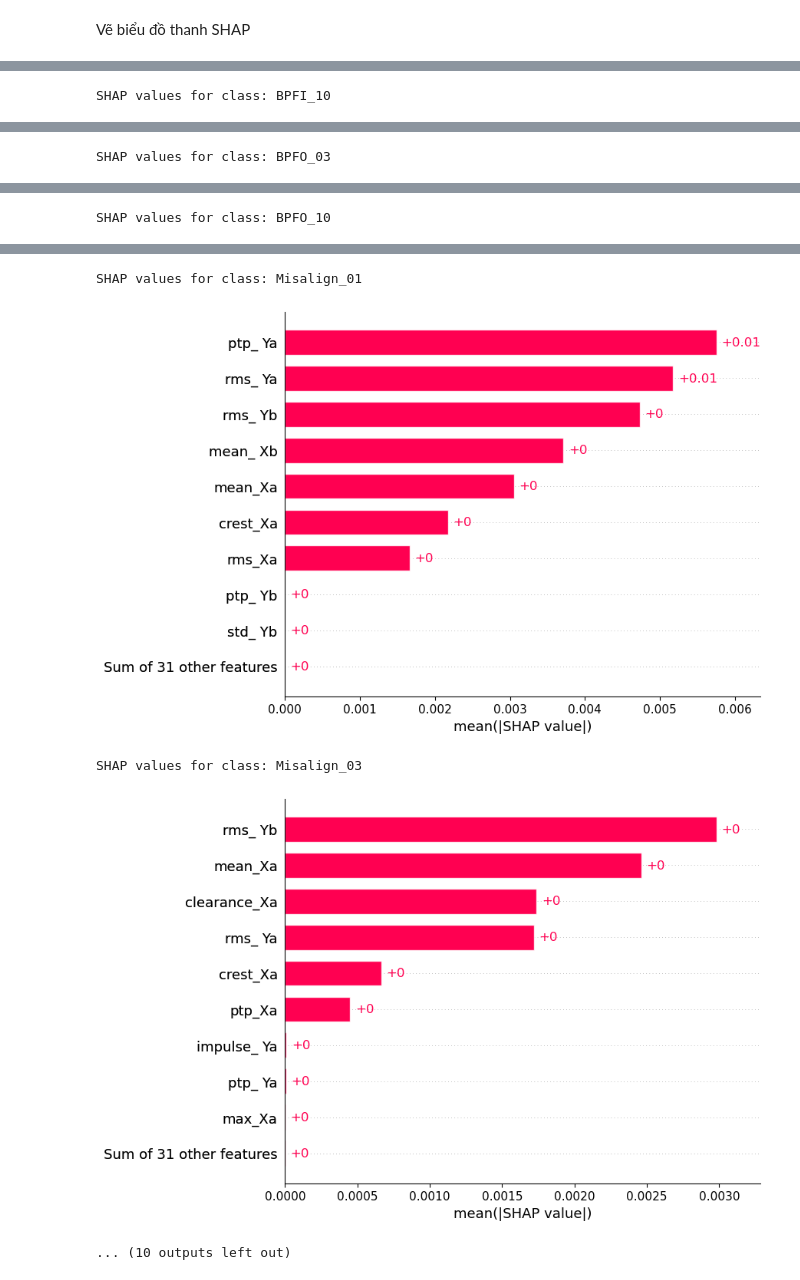
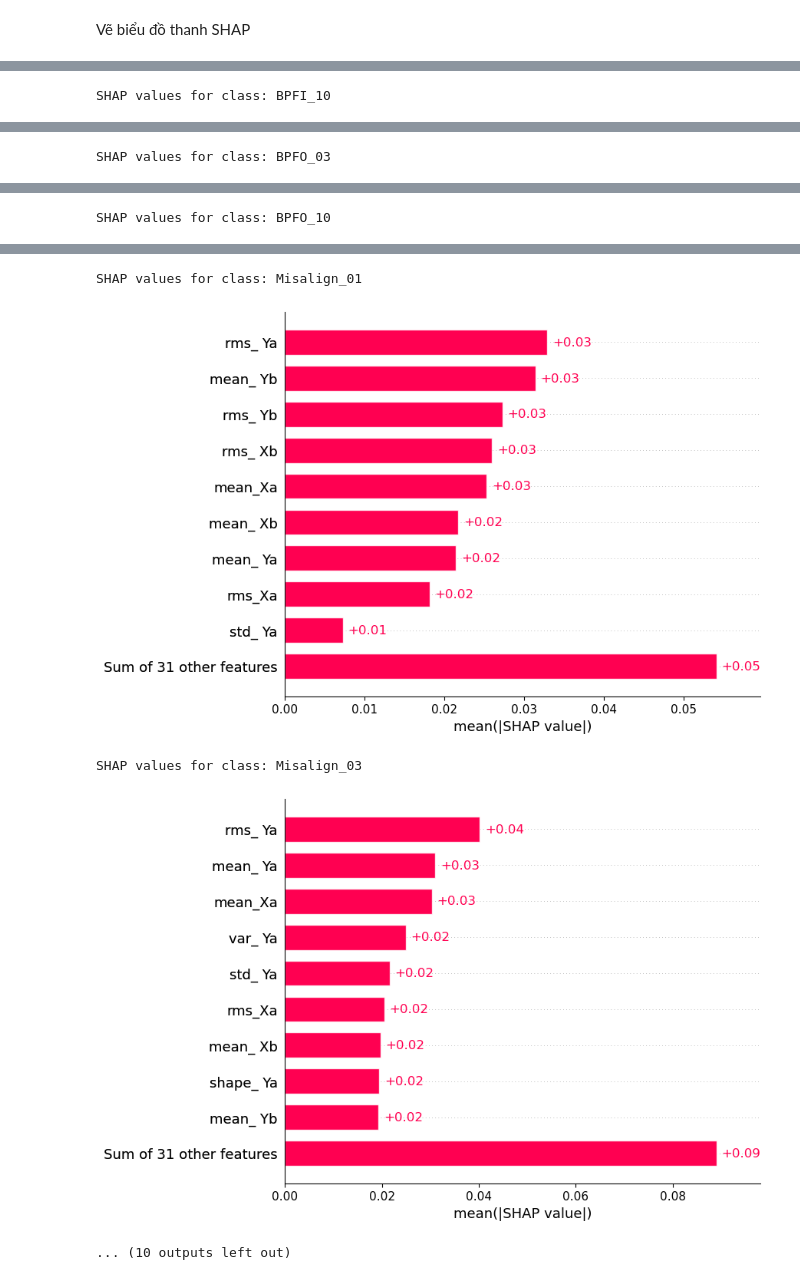
Before and after one commit to deth102/datn, a Jupyter notebook: rf_train.ipynb, the cells around one changed output, grey strips where cells are left out. Saved outputs shown, nothing was run; the diff lists cells and outputs as text; code cells hidden in the pictures.

```diff
--- a/rf_train.ipynb
+++ b/rf_train.ipynb
@@ -142,8 +142,8 @@ feature_names = data.columns[:-1].tolist()   # bỏ cột 'label'
 class_names   = data["label"].unique().tolist()
 
 # Tạo explainer với feature_names
-explainer = shap.Explainer(Best_model, X_train, feature_names=feature_names)
-shap_values = explainer(X_test)
+explainer = shap.Explainer(Best_model, X_train_scale, feature_names=feature_names)
+shap_values = explainer(X_test_scale)
 
 # Vẽ SHAP bar cho class thứ i
 for i, cls in enumerate(class_names):
@@ -161,5 +161,5 @@ SHAP values for class: BPFO_10
 SHAP values for class: Misalign_01
-[figure, old version]
+[figure, new version]
 SHAP values for class: Misalign_03
-[figure, old version]
+[figure, new version]
 ... (10 outputs left out)
```
Also changed, not shown: parts of 1 cell of this notebook, 1 other file.
